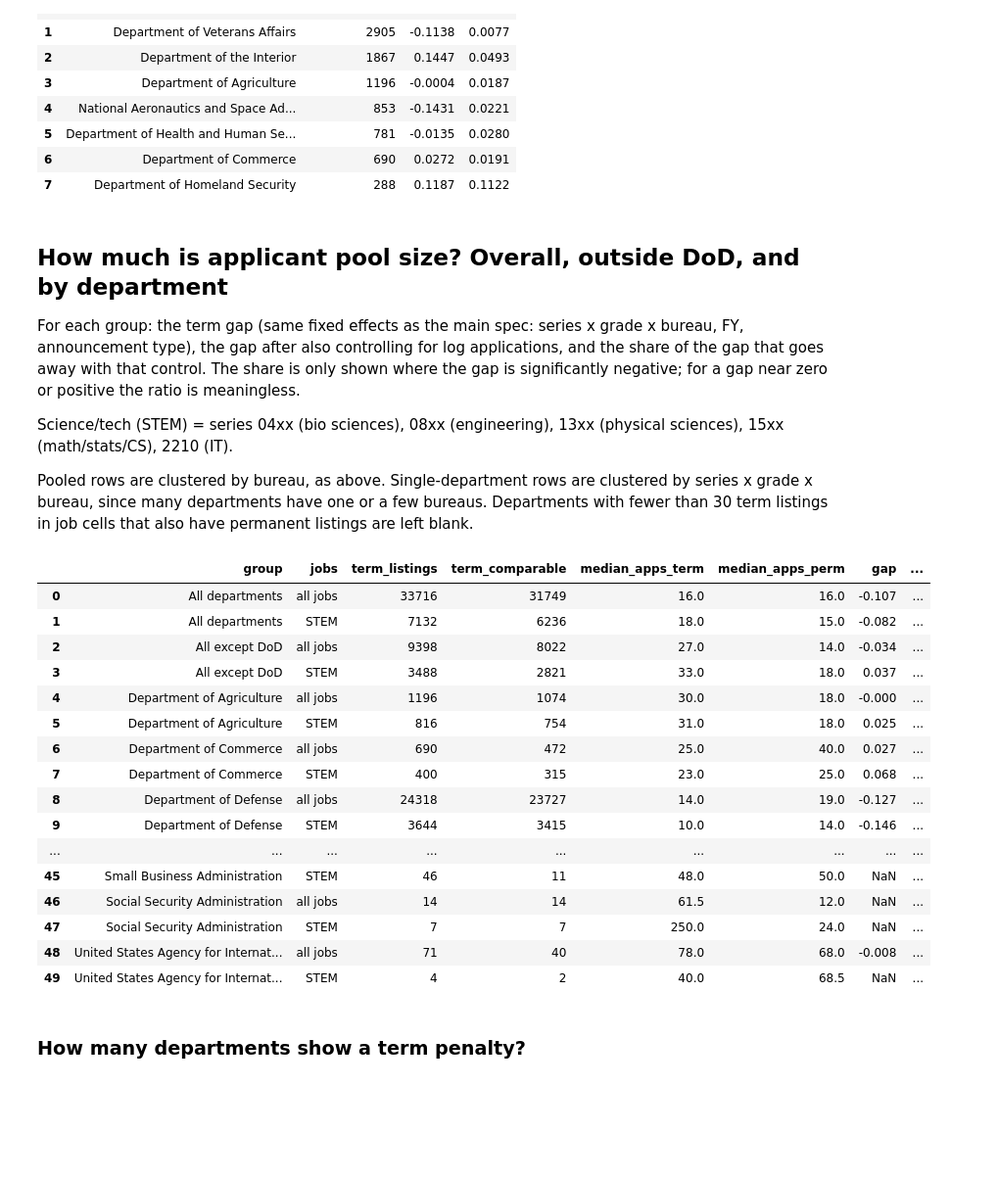
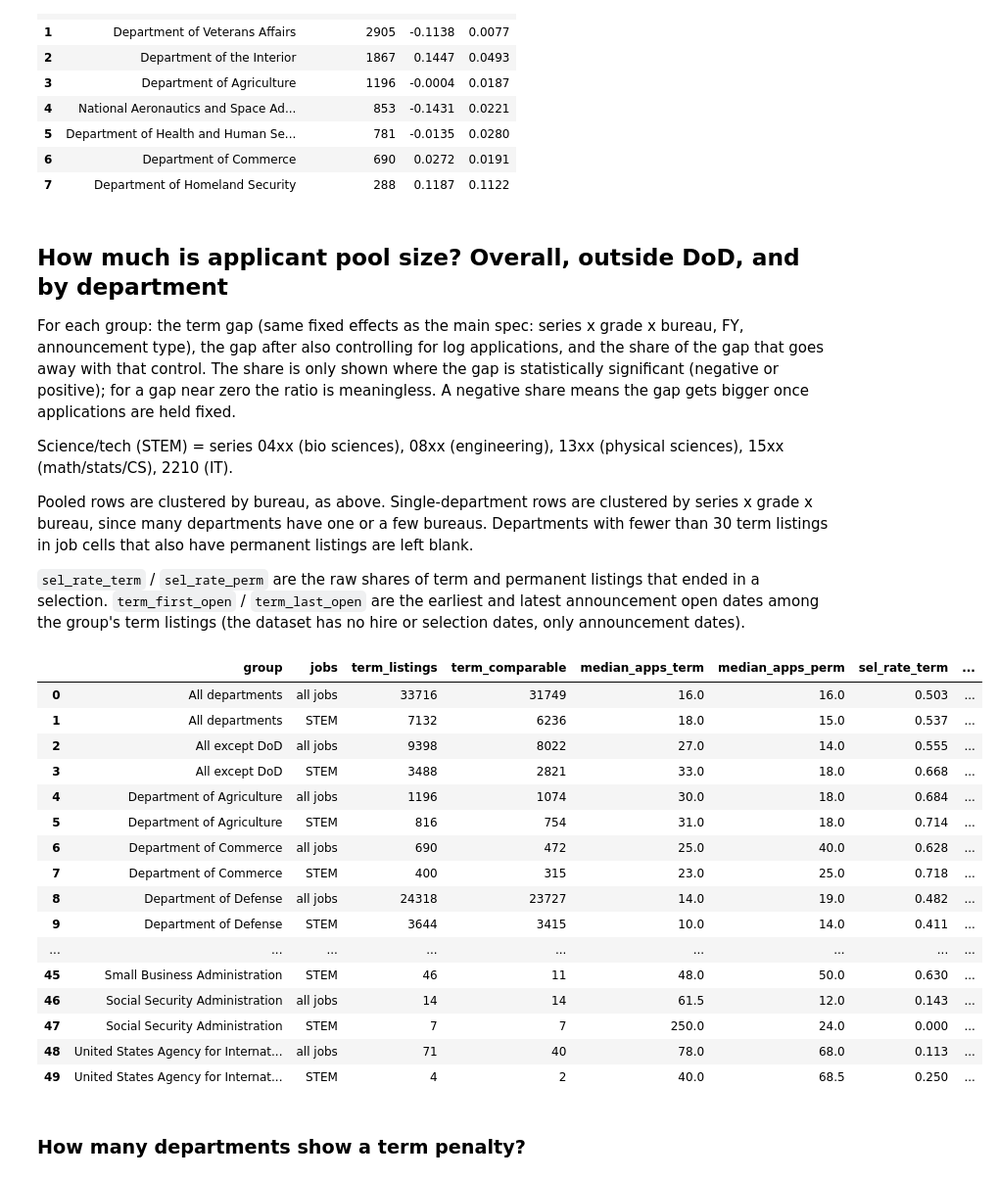
Before and after one commit to abigailhaddad/2210, a Jupyter notebook: hiring_outcomes_analysis.ipynb, the cells around one changed output. Shown at 98% size. Saved outputs shown, nothing was run; the diff lists cells and outputs as text; code cells hidden in the pictures; blank space fills up the shorter version.

Commit message:
Notebook: show applicant share for significant positive gaps; add raw selection rates and open-date range per row
Co-Authored-By: Claude Opus 5.5 <noreply@anthropic.com>
Claude-Session: https://claude.ai/code/session_013C5HtvdgybESKQgFHFKHx1

```diff
--- a/hiring_outcomes_analysis.ipynb
+++ b/hiring_outcomes_analysis.ipynb
@@ -246,11 +246,13 @@ by_agency(df).round(4)
 # %% [markdown]
 ## How much is applicant pool size? Overall, outside DoD, and by department
 
-For each group: the term gap (same fixed effects as the main spec: series x grade x bureau, FY, announcement type), the gap after also controlling for log applications, and the share of the gap that goes away with that control. The share is only shown where the gap is significantly negative; for a gap near zero or positive the ratio is meaningless.
+For each group: the term gap (same fixed effects as the main spec: series x grade x bureau, FY, announcement type), the gap after also controlling for log applications, and the share of the gap that goes away with that control. The share is only shown where the gap is statistically significant (negative or positive); for a gap near zero the ratio is meaningless. A negative share means the gap gets bigger once applications are held fixed.
 
 Science/tech (STEM) = series 04xx (bio sciences), 08xx (engineering), 13xx (physical sciences), 15xx (math/stats/CS), 2210 (IT).
 
 Pooled rows are clustered by bureau, as above. Single-department rows are clustered by series x grade x bureau, since many departments have one or a few bureaus. Departments with fewer than 30 term listings in job cells that also have permanent listings are left blank.
+
+`sel_rate_term` / `sel_rate_perm` are the raw shares of term and permanent listings that ended in a selection. `term_first_open` / `term_last_open` are the earliest and latest announcement open dates among the group's term listings (the dataset has no hire or selection dates, only announcement dates).
 # %%
 MIN_IDENTIFIED_TERM = 30
 
@@ -284,51 +286,55 @@ def applicant_share_row(name, sub, cluster):
             group=name,
             jobs=jobs,
             term_listings=int(s.term.sum()),
             term_comparable=identified_term(s),
             median_apps_term=s.loc[s.term == 1, "apps"].median(),
             median_apps_perm=s.loc[(s.term == 0) & (s.temp_mix == 0), "apps"].median(),
+            sel_rate_term=s.loc[s.term == 1, "sel"].mean(),
+            sel_rate_perm=s.loc[(s.term == 0) & (s.temp_mix == 0), "sel"].mean(),
+            term_first_open=s.loc[s.term == 1, "open"].min().date() if s.term.sum() > 0 else None,
+            term_last_open=s.loc[s.term == 1, "open"].max().date() if s.term.sum() > 0 else None,
         )
         if r["term_comparable"] >= MIN_IDENTIFIED_TERM:
             r["gap"], r["gap_se"] = term_gap(s, cluster, control_apps=False)
             r["gap_ctrl_apps"], r["gap_ctrl_apps_se"] = term_gap(s, cluster, control_apps=True)
         rows.append(r)
     return rows
 
 
 def applicant_share(df):
     """Applicant-share table for all departments, all except DoD, and each department."""
     m = df[df.appt.isin(GROUPS)]
     rows = applicant_share_row("All departments", m, "ab")
     rows += applicant_share_row("All except DoD", m[m.Agency != "Department of Defense"], "ab")
     for agency in sorted(m.Agency.unique()):
         rows += applicant_share_row(agency, m[m.Agency == agency], "sg_ab")
     res = pd.DataFrame(rows)
     res["sig_negative"] = res.gap + 1.96 * res.gap_se < 0
     res["sig_positive"] = res.gap - 1.96 * res.gap_se > 0
-    res["share_explained_by_apps"] = (1 - res.gap_ctrl_apps / res.gap).where(res.sig_negative)
+    res["share_explained_by_apps"] = (1 - res.gap_ctrl_apps / res.gap).where(res.sig_negative | res.sig_positive)
     return res
 
 
 shares = applicant_share(df)
 shares.round(3)
 # %% [output]
-|  | group | jobs | term_listings | term_comparable | median_apps_term | median_apps_perm | gap | ... |
-| 0 | All departments | all jobs | 33716 | 31749 | 16.0 | 16.0 | -0.107 | ... |
-| 1 | All departments | STEM | 7132 | 6236 | 18.0 | 15.0 | -0.082 | ... |
-| 2 | All except DoD | all jobs | 9398 | 8022 | 27.0 | 14.0 | -0.034 | ... |
-| 3 | All except DoD | STEM | 3488 | 2821 | 33.0 | 18.0 | 0.037 | ... |
-| 4 | Department of Agriculture | all jobs | 1196 | 1074 | 30.0 | 18.0 | -0.000 | ... |
-| 5 | Department of Agriculture | STEM | 816 | 754 | 31.0 | 18.0 | 0.025 | ... |
-| 6 | Department of Commerce | all jobs | 690 | 472 | 25.0 | 40.0 | 0.027 | ... |
-| 7 | Department of Commerce | STEM | 400 | 315 | 23.0 | 25.0 | 0.068 | ... |
-| 8 | Department of Defense | all jobs | 24318 | 23727 | 14.0 | 19.0 | -0.127 | ... |
-| 9 | Department of Defense | STEM | 3644 | 3415 | 10.0 | 14.0 | -0.146 | ... |
+|  | group | jobs | term_listings | term_comparable | median_apps_term | median_apps_perm | sel_rate_term | ... |
+| 0 | All departments | all jobs | 33716 | 31749 | 16.0 | 16.0 | 0.503 | ... |
+| 1 | All departments | STEM | 7132 | 6236 | 18.0 | 15.0 | 0.537 | ... |
+| 2 | All except DoD | all jobs | 9398 | 8022 | 27.0 | 14.0 | 0.555 | ... |
+| 3 | All except DoD | STEM | 3488 | 2821 | 33.0 | 18.0 | 0.668 | ... |
+| 4 | Department of Agriculture | all jobs | 1196 | 1074 | 30.0 | 18.0 | 0.684 | ... |
+| 5 | Department of Agriculture | STEM | 816 | 754 | 31.0 | 18.0 | 0.714 | ... |
+| 6 | Department of Commerce | all jobs | 690 | 472 | 25.0 | 40.0 | 0.628 | ... |
+| 7 | Department of Commerce | STEM | 400 | 315 | 23.0 | 25.0 | 0.718 | ... |
+| 8 | Department of Defense | all jobs | 24318 | 23727 | 14.0 | 19.0 | 0.482 | ... |
+| 9 | Department of Defense | STEM | 3644 | 3415 | 10.0 | 14.0 | 0.411 | ... |
 | ... | ... | ... | ... | ... | ... | ... | ... | ... |
-| 45 | Small Business Administration | STEM | 46 | 11 | 48.0 | 50.0 | NaN | ... |
-| 46 | Social Security Administration | all jobs | 14 | 14 | 61.5 | 12.0 | NaN | ... |
-| 47 | Social Security Administration | STEM | 7 | 7 | 250.0 | 24.0 | NaN | ... |
-| 48 | United States Agency for Internat... | all jobs | 71 | 40 | 78.0 | 68.0 | -0.008 | ... |
-| 49 | United States Agency for Internat... | STEM | 4 | 2 | 40.0 | 68.5 | NaN | ... |
+| 45 | Small Business Administration | STEM | 46 | 11 | 48.0 | 50.0 | 0.630 | ... |
+| 46 | Social Security Administration | all jobs | 14 | 14 | 61.5 | 12.0 | 0.143 | ... |
+| 47 | Social Security Administration | STEM | 7 | 7 | 250.0 | 24.0 | 0.000 | ... |
+| 48 | United States Agency for Internat... | all jobs | 71 | 40 | 78.0 | 68.0 | 0.113 | ... |
+| 49 | United States Agency for Internat... | STEM | 4 | 2 | 40.0 | 68.5 | 0.250 | ... |
 # %% [markdown]
 ### How many departments show a term penalty?
 # %%
```
